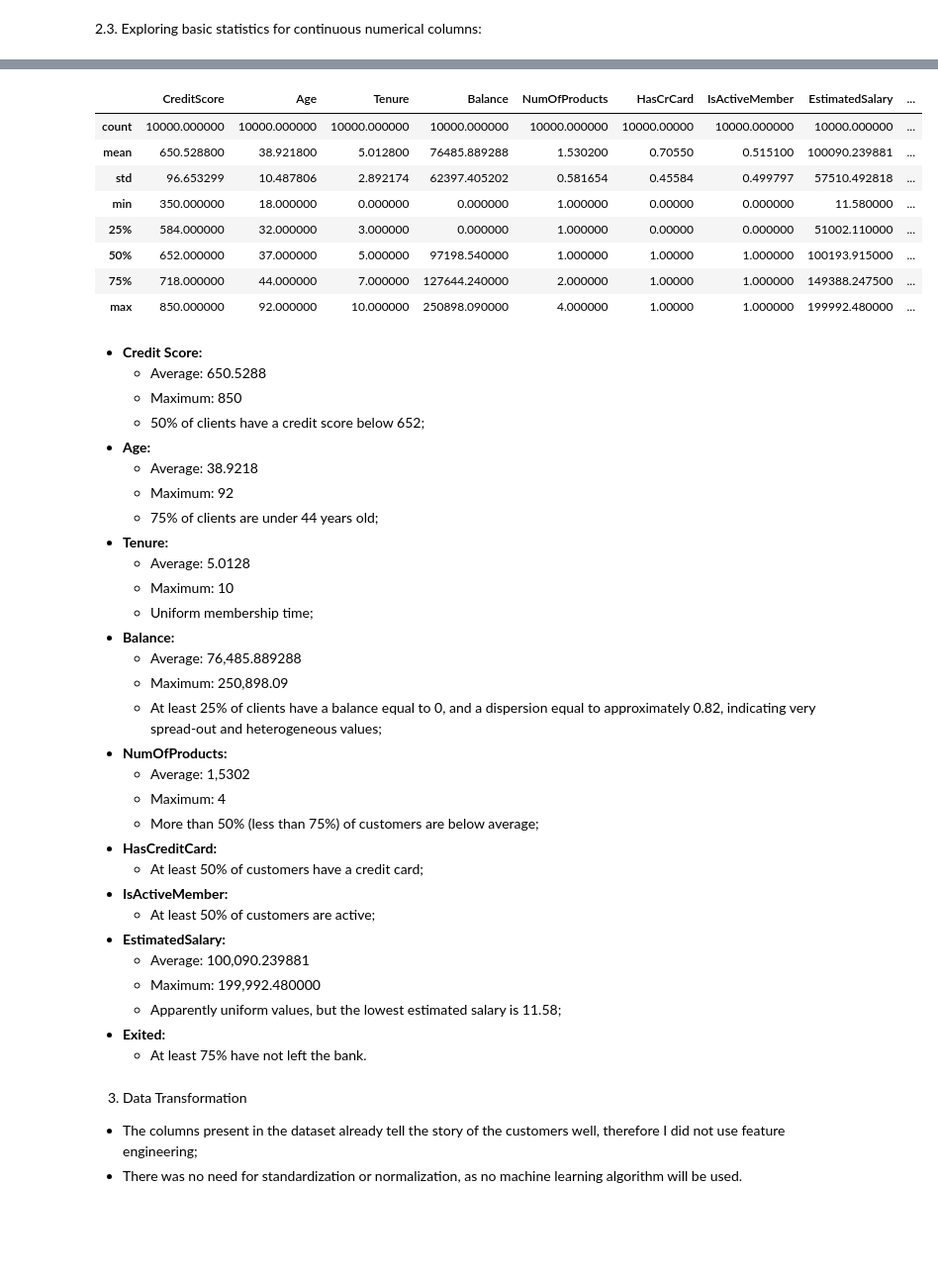
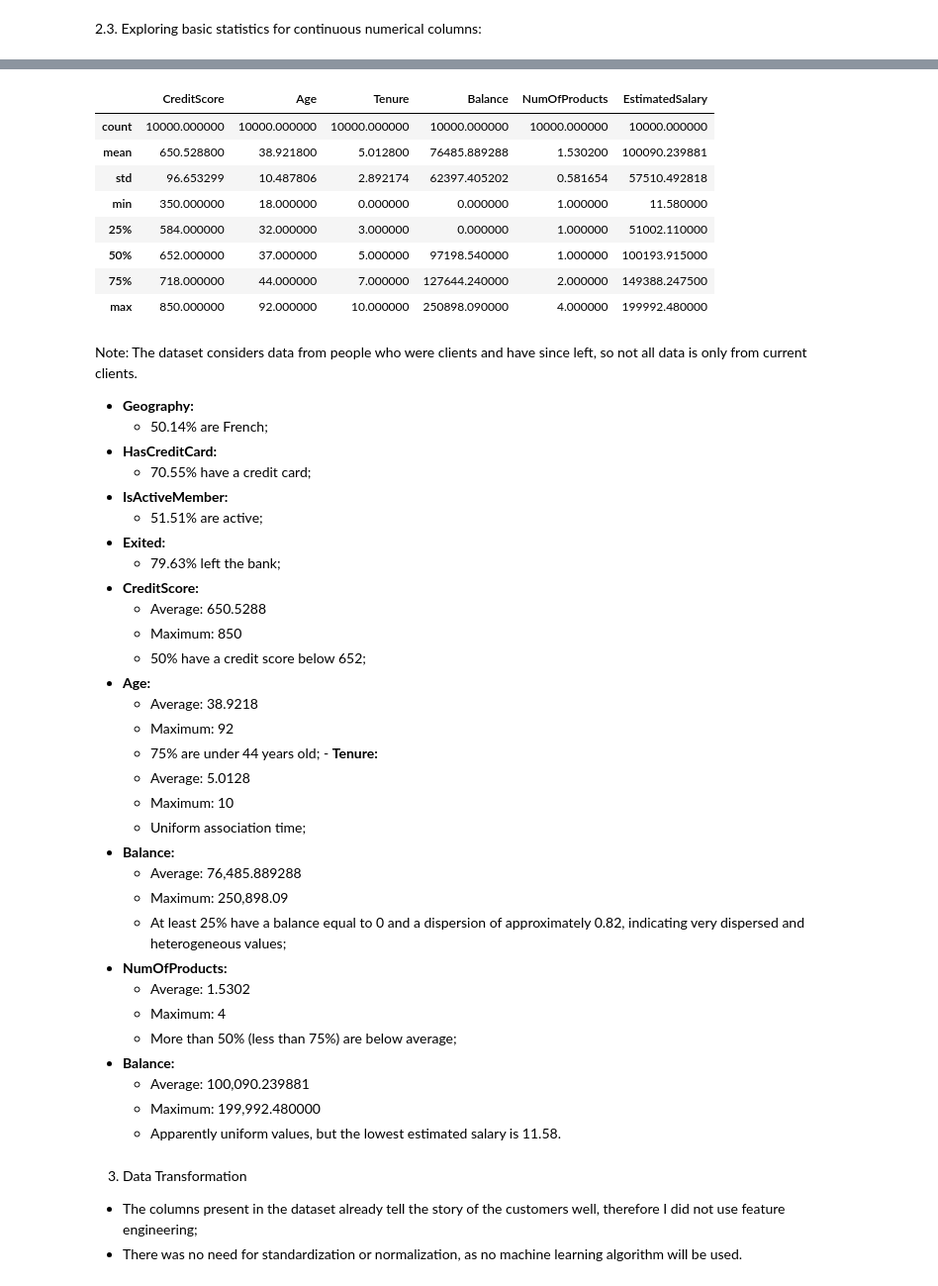
Before and after one commit to mlbvncs/Churn_Modelling_Data_Analysis, a Jupyter notebook: notebooks/en/analysis.ipynb, the cells around one changed output, grey strips where cells are left out. Shown at 99% size. Saved outputs shown, nothing was run; the diff lists cells and outputs as text; code cells hidden in the pictures; blank space fills up the shorter version.

```diff
--- a/notebooks/main.ipynb
+++ b/notebooks/en/analysis.ipynb
@@ -9,7 +9,7 @@ import matplotlib.pyplot as plt
 
 Loading the dataset and presenting information and the first rows of the dataset:
 # %%
-df = pd.read_csv('../data/raw/Churn_Modelling.csv')
+df = pd.read_csv('../../data/raw/Churn_Modelling.csv')
 df.info()
 df.head()
 # %% [output]
@@ -89,46 +111,51 @@ I deemed the outliers relevant to the analysis, therefore I did not remove them.
 # %%
-df.iloc[:, 3:14].describe() #Selecionando todas as linhas e obtendo descrição dos dados das colunas
+cols = ['CreditScore', 'Age', 'Tenure', 'Balance', 'NumOfProducts', 'EstimatedSalary']
+resume_num = df[cols].describe()
+resume_num
 # %% [output]
-|  | CreditScore | Age | Tenure | Balance | NumOfProducts | HasCrCard | IsActiveMember | EstimatedSalary | ... |
-| count | 10000.000000 | 10000.000000 | 10000.000000 | 10000.000000 | 10000.000000 | 10000.00000 | 10000.000000 | 10000.000000 | ... |
-| mean | 650.528800 | 38.921800 | 5.012800 | 76485.889288 | 1.530200 | 0.70550 | 0.515100 | 100090.239881 | ... |
-| std | 96.653299 | 10.487806 | 2.892174 | 62397.405202 | 0.581654 | 0.45584 | 0.499797 | 57510.492818 | ... |
-| min | 350.000000 | 18.000000 | 0.000000 | 0.000000 | 1.000000 | 0.00000 | 0.000000 | 11.580000 | ... |
-| 25% | 584.000000 | 32.000000 | 3.000000 | 0.000000 | 1.000000 | 0.00000 | 0.000000 | 51002.110000 | ... |
-| 50% | 652.000000 | 37.000000 | 5.000000 | 97198.540000 | 1.000000 | 1.00000 | 1.000000 | 100193.915000 | ... |
-| 75% | 718.000000 | 44.000000 | 7.000000 | 127644.240000 | 2.000000 | 1.00000 | 1.000000 | 149388.247500 | ... |
-| max | 850.000000 | 92.000000 | 10.000000 | 250898.090000 | 4.000000 | 1.00000 | 1.000000 | 199992.480000 | ... |
+|  | CreditScore | Age | Tenure | Balance | NumOfProducts | EstimatedSalary |
+| count | 10000.000000 | 10000.000000 | 10000.000000 | 10000.000000 | 10000.000000 | 10000.000000 |
+| mean | 650.528800 | 38.921800 | 5.012800 | 76485.889288 | 1.530200 | 100090.239881 |
+| std | 96.653299 | 10.487806 | 2.892174 | 62397.405202 | 0.581654 | 57510.492818 |
+| min | 350.000000 | 18.000000 | 0.000000 | 0.000000 | 1.000000 | 11.580000 |
+| 25% | 584.000000 | 32.000000 | 3.000000 | 0.000000 | 1.000000 | 51002.110000 |
+| 50% | 652.000000 | 37.000000 | 5.000000 | 97198.540000 | 1.000000 | 100193.915000 |
+| 75% | 718.000000 | 44.000000 | 7.000000 | 127644.240000 | 2.000000 | 149388.247500 |
+| max | 850.000000 | 92.000000 | 10.000000 | 250898.090000 | 4.000000 | 199992.480000 |
 # %% [markdown]
-- **Credit Score:**
+Note: The dataset considers data from people who were clients and have since left, so not all data is only from current clients.
+
+- **Geography:**
+  * 50.14% are French;
+- **HasCreditCard:**
+  * 70.55% have a credit card;
+- **IsActiveMember:**
+  * 51.51% are active;
+- **Exited:**
+  * 79.63% left the bank;
+- **CreditScore:**
   * Average: 650.5288
   * Maximum: 850
-  * 50% of clients have a credit score below 652;
+  * 50% have a credit score below 652;
 - **Age:**
   * Average: 38.9218
   * Maximum: 92
-  * 75% of clients are under 44 years old;
-- **Tenure:**
+  * 75% are under 44 years old; - **Tenure:**
   * Average: 5.0128
   * Maximum: 10
-  * Uniform membership time;
+  * Uniform association time;
 - **Balance:**
   * Average: 76,485.889288
   * Maximum: 250,898.09
-  * At least 25% of clients have a balance equal to 0, and a dispersion equal to approximately 0.82, indicating very spread-out and heterogeneous values;
+  * At least 25% have a balance equal to 0 and a dispersion of approximately 0.82, indicating very dispersed and heterogeneous values;
 - **NumOfProducts:**
-  * Average: 1,5302
+  * Average: 1.5302
   * Maximum: 4
-  * More than 50% (less than 75%) of customers are below average;
-- **HasCreditCard:**
-  * At least 50% of customers have a credit card;
-- **IsActiveMember:**
-  * At least 50% of customers are active;
-- **EstimatedSalary:**
+  * More than 50% (less than 75%) are below average;
+- **Balance:**
   * Average: 100,090.239881
   * Maximum: 199,992.480000
-  * Apparently uniform values, but the lowest estimated salary is 11.58;
-- **Exited:**
-  * At least 75% have not left the bank.
+  * Apparently uniform values, but the lowest estimated salary is 11.58.
 # %% [markdown]
 3. Data Transformation
 
```
Also changed, not shown: parts of 5 cells of this notebook, 2 other files.
